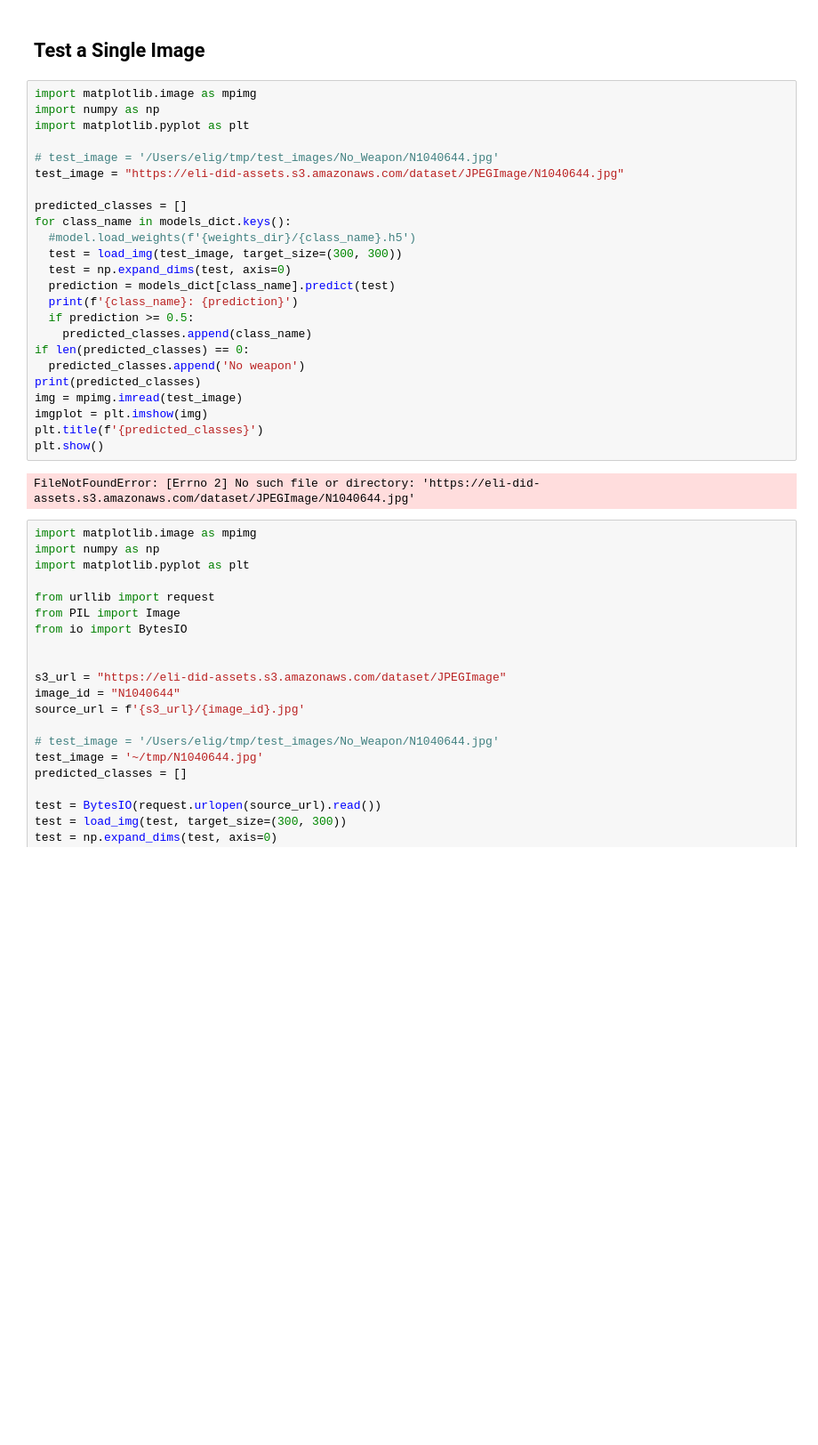
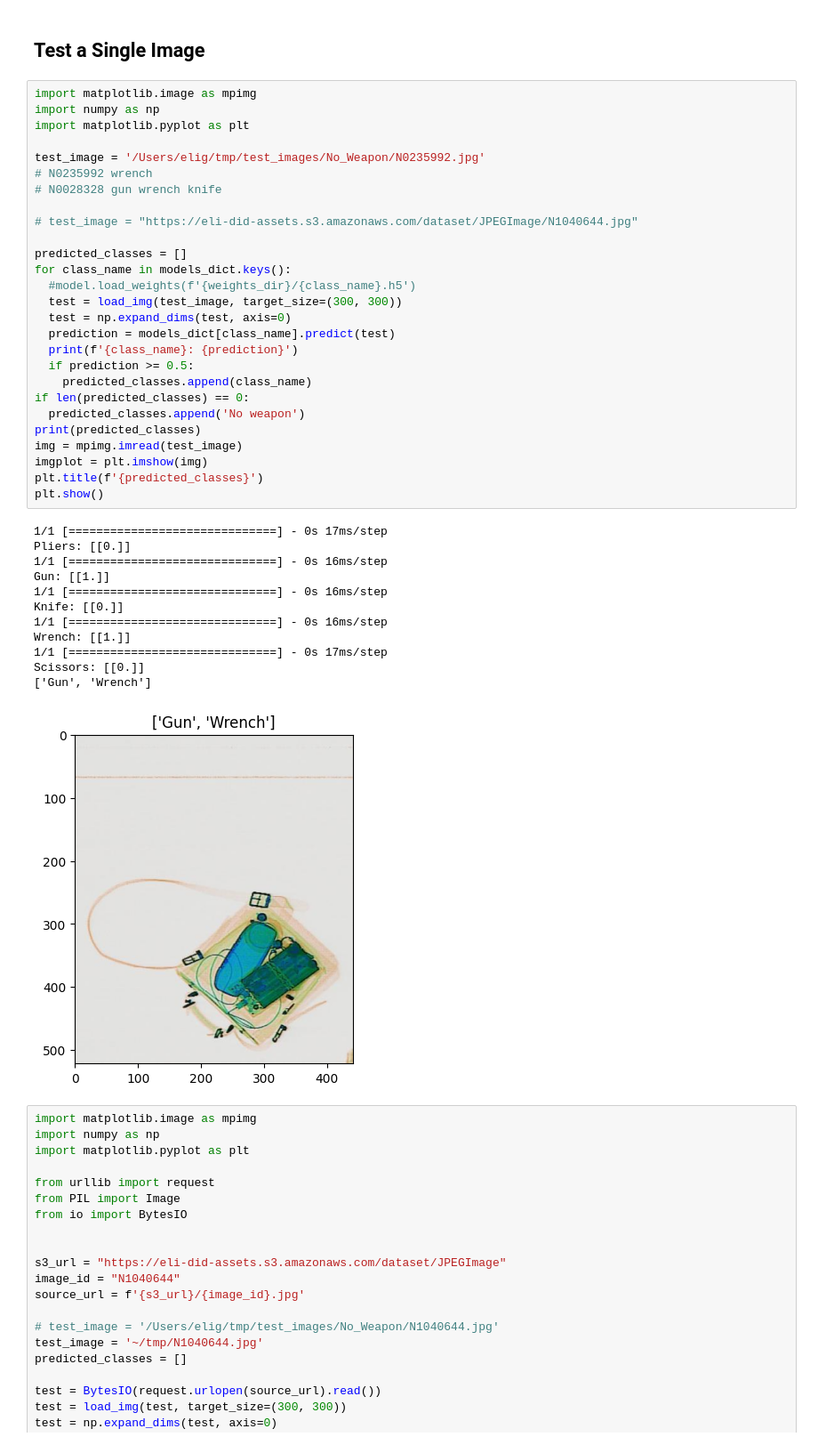
Before and after one commit to Eli-Goldberg/did-fullstack, a Jupyter notebook: backend/app/Run_All_Predictions.ipynb, the cells around one changed output. Shown at 89% size. Cells and saved outputs as stored; diff of their text form; blank space fills up the shorter version.

Commit message:
switch sample images

```diff
--- a/backend/app/Run_All_Predictions.ipynb
+++ b/backend/app/Run_All_Predictions.ipynb
@@ -89,29 +89,43 @@ from keras.utils.image_utils import img_to_array, load_img, array_to_img
 # %%
 import matplotlib.image as mpimg
 import numpy as np
 import matplotlib.pyplot as plt
 
-# test_image = '/Users/elig/tmp/test_images/No_Weapon/N1040644.jpg'
-test_image = "https://eli-did-assets.s3.amazonaws.com/dataset/JPEGImage/N1040644.jpg"
+test_image = '/Users/elig/tmp/test_images/No_Weapon/N0235992.jpg'
+# N0235992 wrench
+# N0028328 gun wrench knife
+
+# test_image = "https://eli-did-assets.s3.amazonaws.com/dataset/JPEGImage/N1040644.jpg"
 
 predicted_classes = []
 for class_name in models_dict.keys():
   #model.load_weights(f'{weights_dir}/{class_name}.h5')
   test = load_img(test_image, target_size=(300, 300))
   test = np.expand_dims(test, axis=0)
   prediction = models_dict[class_name].predict(test)
   print(f'{class_name}: {prediction}')
   if prediction >= 0.5:
     predicted_classes.append(class_name)
 if len(predicted_classes) == 0:
   predicted_classes.append('No weapon')
 print(predicted_classes)
 img = mpimg.imread(test_image)
 imgplot = plt.imshow(img)
 plt.title(f'{predicted_classes}')
 plt.show()
 # %% [output]
-FileNotFoundError: [Errno 2] No such file or directory: 'https://eli-did-assets.s3.amazonaws.com/dataset/JPEGImage/N1040644.jpg'
+1/1 [==============================] - 0s 17ms/step
+Pliers: [[0.]]
+1/1 [==============================] - 0s 16ms/step
+Gun: [[1.]]
+1/1 [==============================] - 0s 16ms/step
+Knife: [[0.]]
+1/1 [==============================] - 0s 16ms/step
+Wrench: [[1.]]
+1/1 [==============================] - 0s 17ms/step
+Scissors: [[0.]]
+['Gun', 'Wrench']
+[figure, added]
 # %%
 import matplotlib.image as mpimg
 import numpy as np
```
Also changed, not shown: parts of 2 cells of this notebook, 2 other files.
